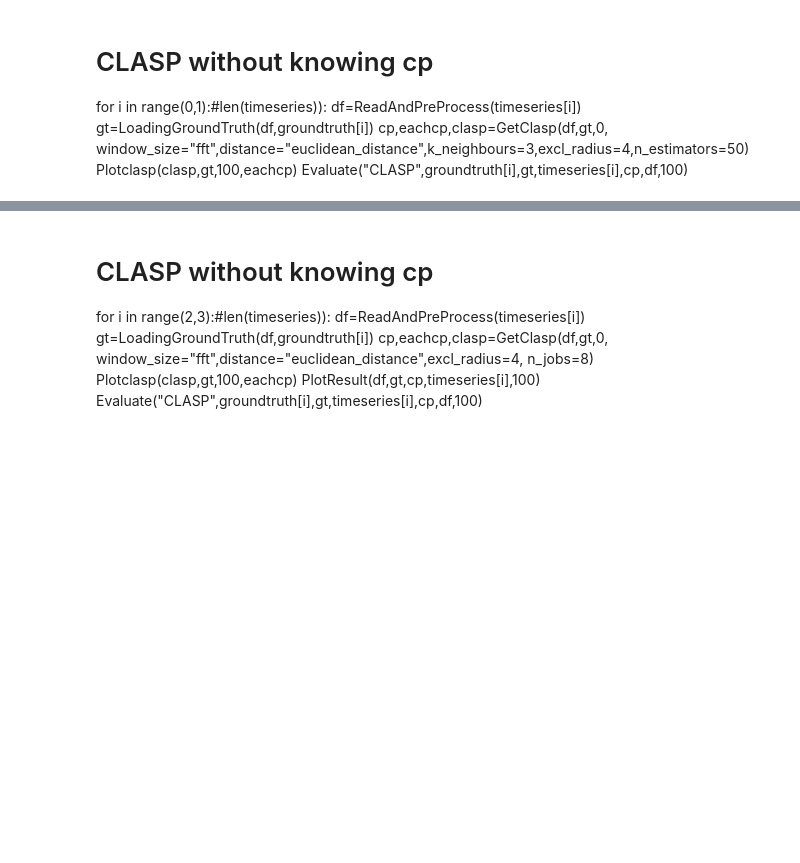
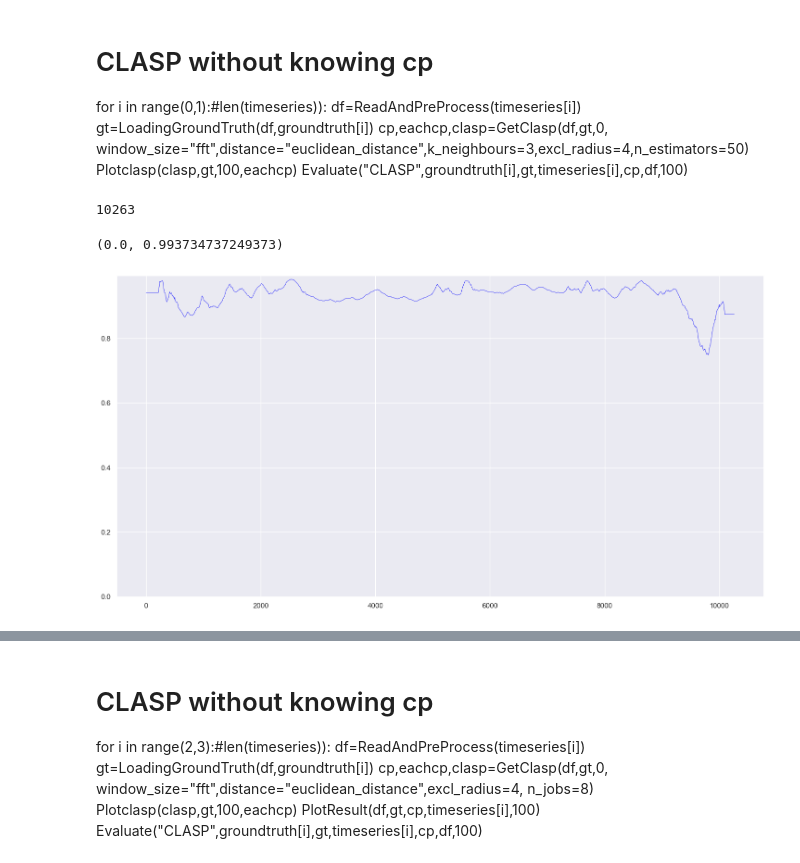
Before and after one commit to mosenco/CUSUMMO, a Jupyter notebook: clasptest copy.ipynb, the cells around one changed output, grey strips where cells are left out. Drawn from its saved outputs; the diff is of its cells as text; code cells hidden in the pictures; blank space fills up the shorter version.

```diff
--- a/clasptest copy.ipynb
+++ b/clasptest copy.ipynb
@@ -320,5 +320,16 @@ def delnear(arr,range):
         i = gruppo_inizio + 1
 
     return arr
+# %%
+len(clasp[0].profile)
+# %% [output]
+10263
+# %%
+plt.figure(figsize=(18,9))
+plt.plot(np.arange(len(clasp[0].profile)),clasp[0].profile,'blue',linewidth=0.5)
+plt.ylim(bottom=0)
+# %% [output]
+(0.0, 0.993734737249373)
+[figure, added]
 # %%
 # CLASP without knowing cp
```
Also changed, not shown: parts of 3 cells of this notebook.
